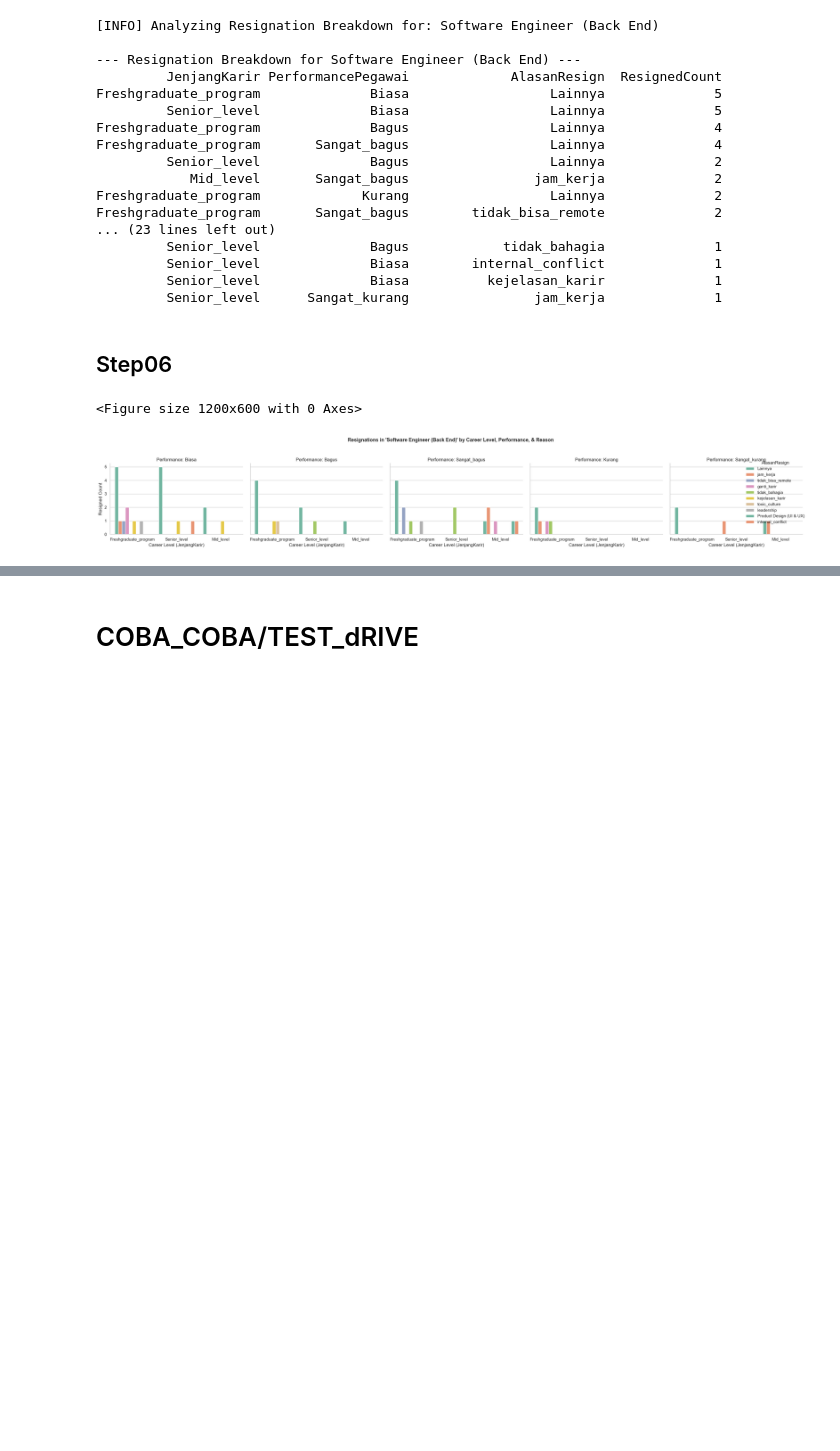
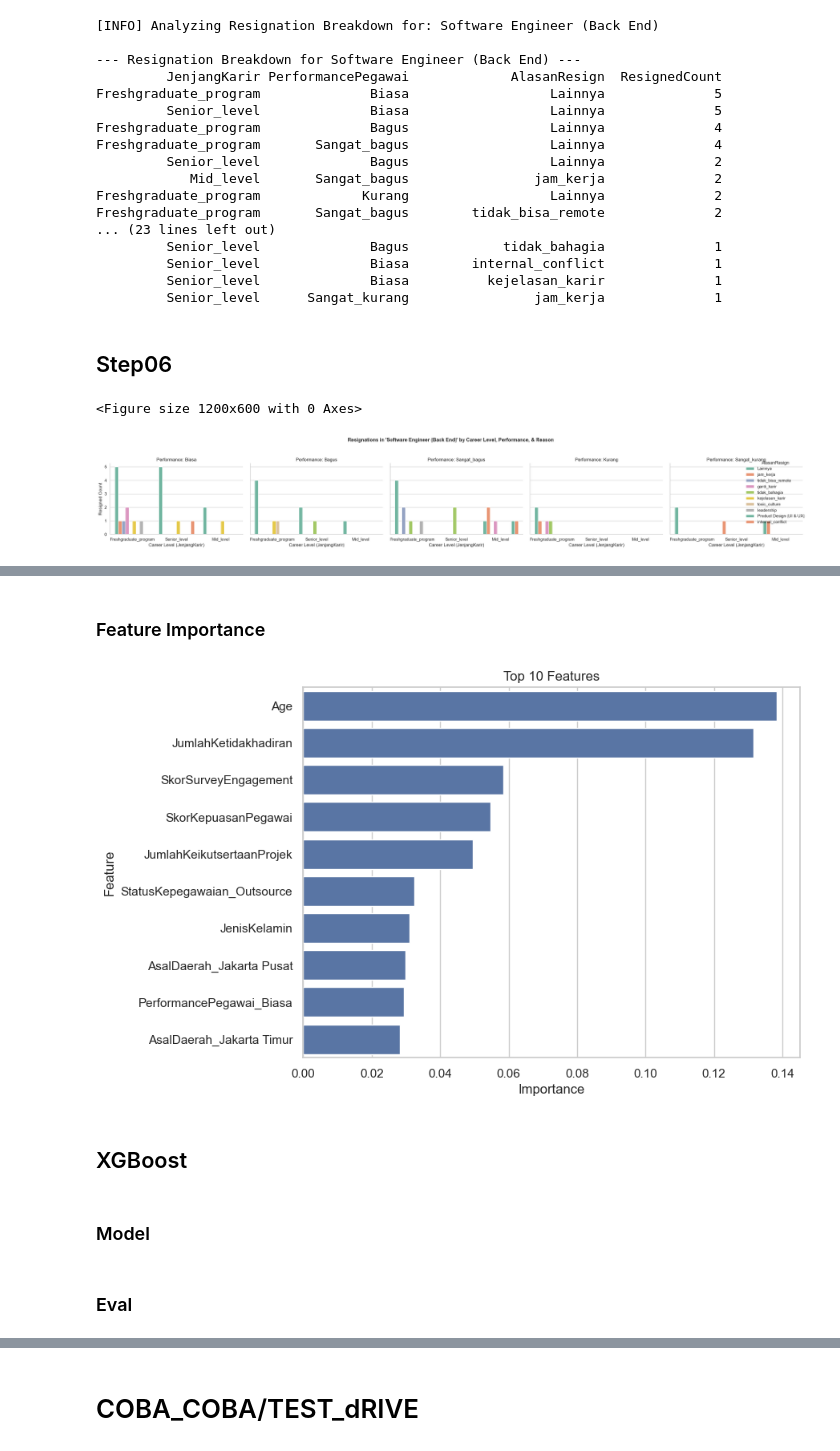
Before and after one commit to raqiwardhana/rakamin02, a Jupyter notebook: Retention_Predict/retention.ipynb, the cells around one changed output, grey strips where cells are left out. Cells and saved outputs as stored; diff of their text form; code cells hidden in the pictures; blank space fills up the shorter version.

```diff
--- a/Retention_Predict/retention.ipynb
+++ b/Retention_Predict/retention.ipynb
@@ -648,0 +982,7 @@ plt.show()
+# %%
+X = pd.get_dummies(
+    X,
+    columns=categorical_cols,
+    drop_first=True,
+    dtype=int
+)
@@ -648,0 +1038,5 @@ plt.show()
+# %%
+scaler = StandardScaler()
+
+X_train_scaled = scaler.fit_transform(X_train)
+X_test_scaled = scaler.transform(X_test)
@@ -648,0 +1045,5 @@ plt.show()
+# %%
+Logis = LogisticRegression(max_iter=1000)
+Logis.fit(X_train_scaled, y_train)
+pred_lr = Logis.predict(X_test_scaled)
+prob_lr = Logis.predict_proba(X_test_scaled)[:,1]
@@ -648,0 +1077,9 @@ plt.show()
+# %%
+RandomForest = RandomForestClassifier(
+    n_estimators=200,
+    random_state=42
+)
+
+RandomForest.fit(X_train, y_train)
+pred_rf = RandomForest.predict(X_test)
+prob_rf = RandomForest.predict_proba(X_test)[:,1]
@@ -648,0 +1110,27 @@ plt.show()
+# %% [markdown]
+### Feature Importance
+# %%
+importance = pd.DataFrame({
+    "Feature": X.columns,
+    "Importance": RandomForest.feature_importances_
+})
+
+importance = importance.sort_values(
+    by="Importance",
+    ascending=False
+)
+
+plt.figure(figsize=(8,6))
+sns.barplot(
+    data=importance.head(10),
+    x="Importance",
+    y="Feature"
+)
+plt.title("Top 10 Features")
+plt.show()
+# %% [output]
+[figure, added]
+# %% [markdown]
+## XGBoost
+# %% [markdown]
+### Model
@@ -648,0 +1146,2 @@ plt.show()
+# %% [markdown]
+### Eval
```
Also changed, not shown: parts of 53 cells of this notebook.
